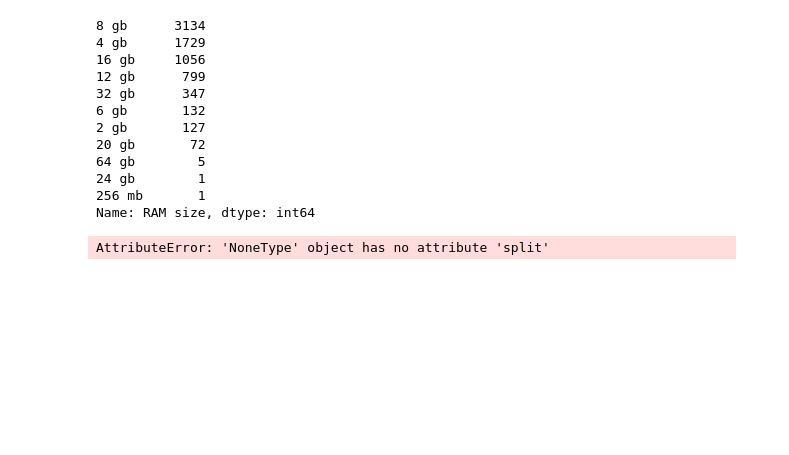
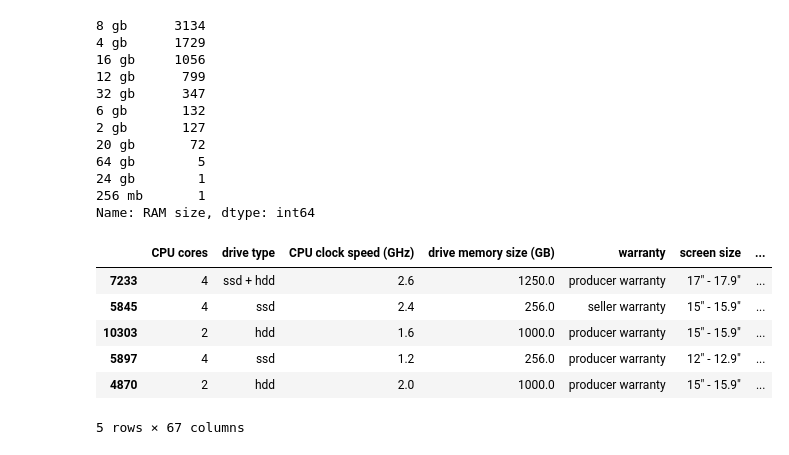
Before and after one commit to alyab16/Laptop-Price-Prediction, a Jupyter notebook: Laptop Price Prediction.ipynb, the cells around one changed output. Cells and saved outputs as stored; diff of their text form; code cells hidden in the pictures; blank space fills up the shorter version.

Commit message:
Fixed an error in the RAM size calculation

```diff
--- a/Laptop Price Prediction.ipynb
+++ b/Laptop Price Prediction.ipynb
@@ -473,23 +473,28 @@ df['RAM size'].value_counts(dropna=False)
 Name: RAM size, dtype: int64
 # %%
 # Now let's remove the gb and mb to convert the column into a numeric column
-
-# df['RAM size'] = df['RAM size'].str.replace(' gb','', regex=True)
 
 def convert_to_numeric_in_gb(ram):
     number, unit = ram.split()
     number = float(number)
     final_value = 0
     if unit.lower() == 'mb':
         final_value = number/1024
     elif unit.lower() == 'gb':
         final_value = number
     else:
         final_value = None
     return final_value
 
 
 df['RAM_in_GB'] = df['RAM size'].apply(convert_to_numeric_in_gb)
+df.drop(columns=['RAM size'], axis=1, inplace=True)
 df.head()
 # %% [output]
+|  | CPU cores | drive type | CPU clock speed (GHz) | drive memory size (GB) | warranty | screen size | ... |
+| 7233 | 4 | ssd + hdd | 2.6 | 1250.0 | producer warranty | 17" - 17.9" | ... |
+| 5845 | 4 | ssd | 2.4 | 256.0 | seller warranty | 15" - 15.9" | ... |
+| 10303 | 2 | hdd | 1.6 | 1000.0 | producer warranty | 15" - 15.9" | ... |
+| 5897 | 4 | ssd | 1.2 | 256.0 | producer warranty | 12" - 12.9" | ... |
+| 4870 | 2 | hdd | 2.0 | 1000.0 | producer warranty | 15" - 15.9" | ... |
-AttributeError: 'NoneType' object has no attribute 'split'
+5 rows × 67 columns
```
